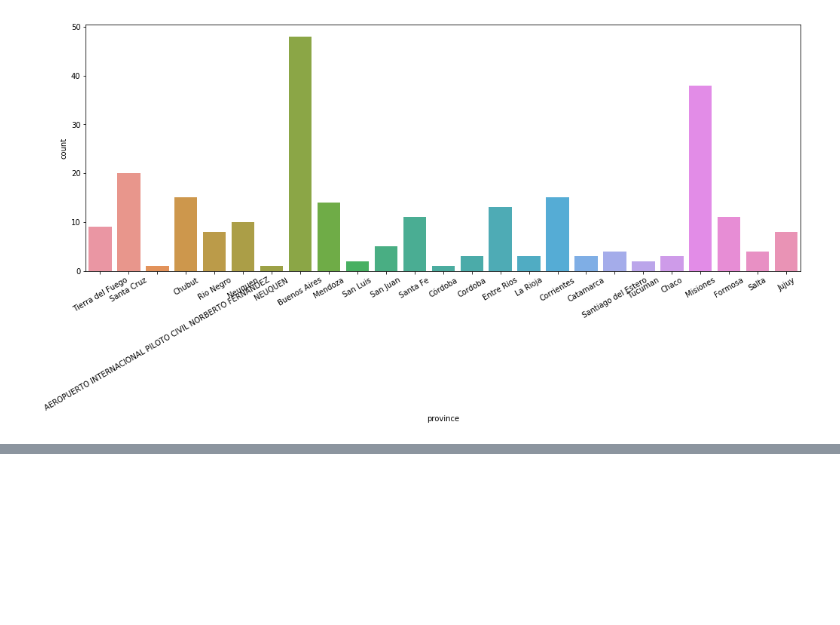
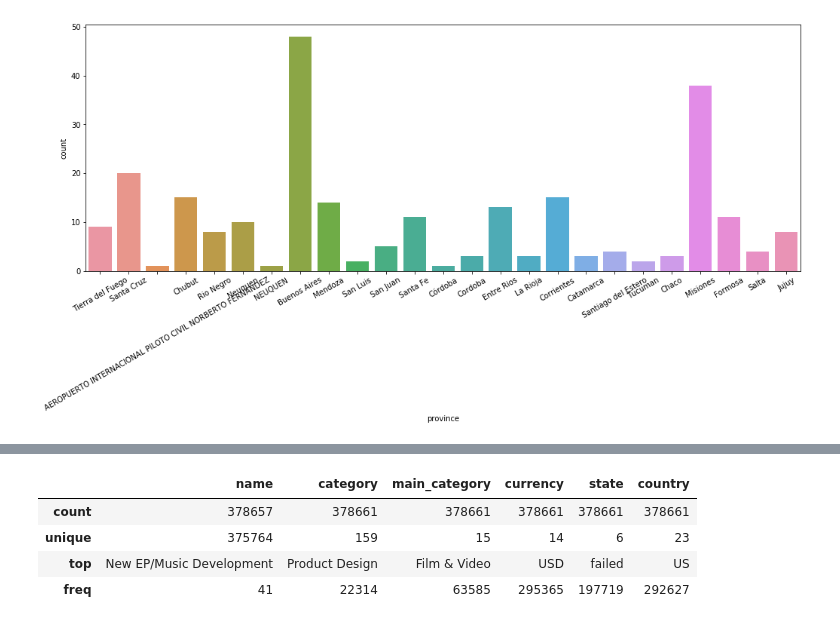
Before and after one commit to avdata99/diplo-datos-TPs-materia-2-analisis-y-curacion, a Jupyter notebook: TP 2 Análisis y curación.ipynb, the cells around one changed output, grey strips where cells are left out. Saved outputs shown, nothing was run; the diff lists cells and outputs as text; code cells hidden in the pictures; blank space fills up the shorter version.

```diff
--- a/TP 2 Análisis y curación.ipynb
+++ b/TP 2 Análisis y curación.ipynb
@@ -120,0 +164,8 @@ plt.show()
+# %%
+kickstarter_2018.describe(include=['object'])
+# %% [output]
+|  | name | category | main_category | currency | state | country |
+| count | 378657 | 378661 | 378661 | 378661 | 378661 | 378661 |
+| unique | 375764 | 159 | 15 | 14 | 6 | 23 |
+| top | New EP/Music Development | Product Design | Film & Video | USD | failed | US |
+| freq | 41 | 22314 | 63585 | 295365 | 197719 | 292627 |
```
Also changed, not shown: parts of 15 cells of this notebook.
